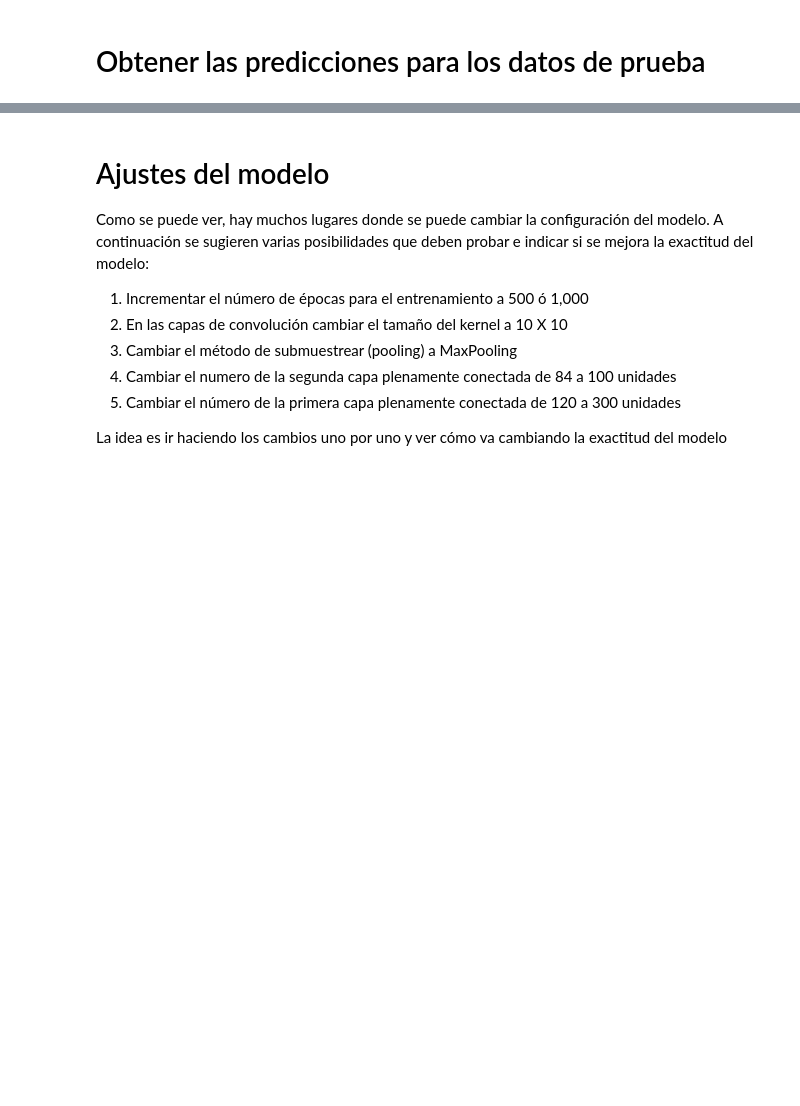
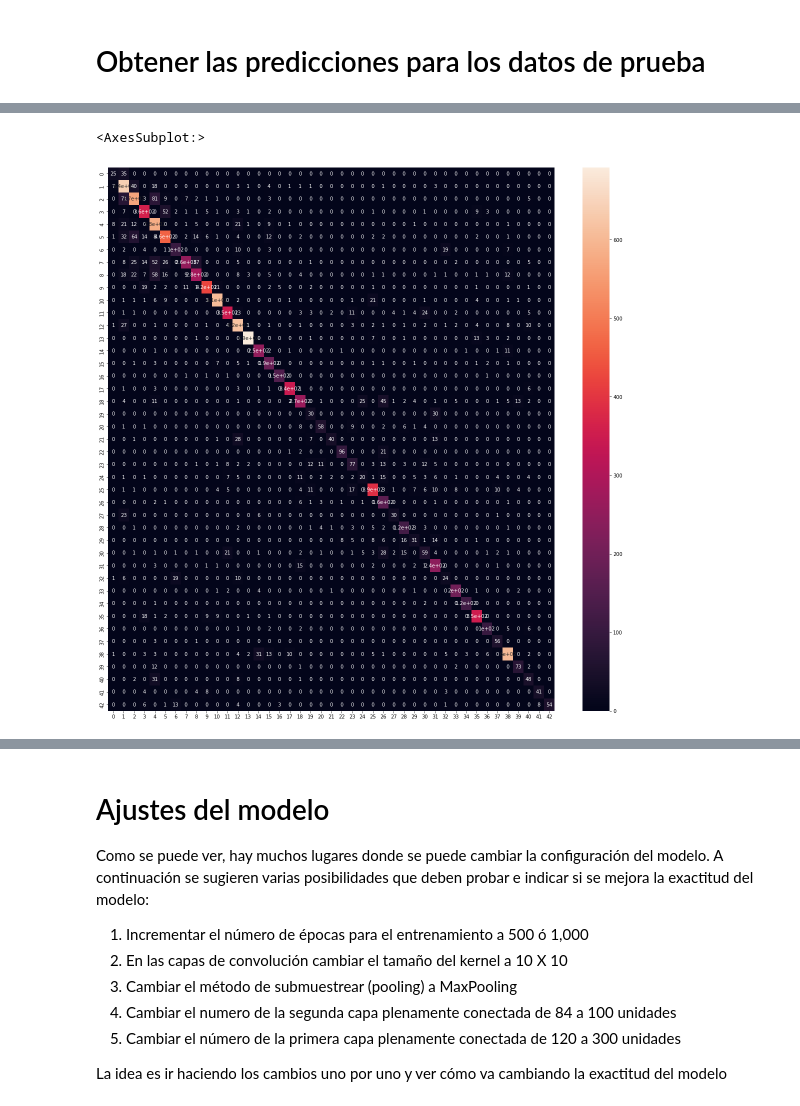
Before and after one commit to diego59x/lab10DataScience, a Jupyter notebook: Lab 10 - Clasificacion Rotulos Transito con LeNet.ipynb, the cells around one changed output, grey strips where cells are left out. Saved outputs shown, nothing was run; the diff lists cells and outputs as text; code cells hidden in the pictures; blank space fills up the shorter version.

```diff
--- a/Lab 10 - Clasificacion Rotulos Transito con LeNet.ipynb
+++ b/Lab 10 - Clasificacion Rotulos Transito con LeNet.ipynb
@@ -225,6 +269,14 @@ NameError: name 'historial' is not defined
 #
 #clases_predichas = modelo_cnn.predict_classes(X_prueba_gris_norm)
 
-clases_predichas = np.argmax(modelo_cnn.predict(X_prueba_BN_norm),axis=1)
+class_predic = np.argmax(cnn_model.predict(X_prueba_norm_gray),axis=1)
 
 # se obtienen los índices para poder graficar
+# Generar un mapa de calor para la matriz de confusión
+
+class_predic = np.argmax(cnn_model.predict(X_prueba_norm_gray),axis=1)
+from sklearn.metrics import confusion_matrix
+matriz = confusion_matrix(y_prueba, class_predic)
+plt.figure(figsize = (20,20))
+sns.heatmap(matriz, annot=True)
+# %% [output]
@@ -230,0 +285,2 @@ clases_predichas = np.argmax(modelo_cnn.predict(X_prueba_BN_norm),axis=1)
+<AxesSubplot:>
+[figure, added]
```
Also changed, not shown: parts of 21 cells of this notebook, 2 other files.
